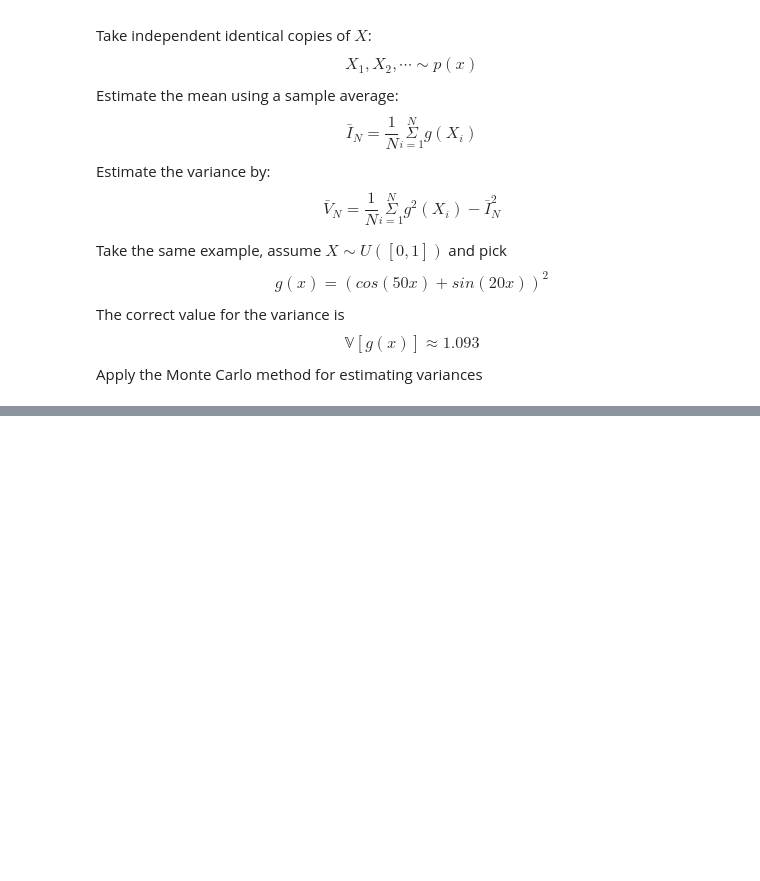
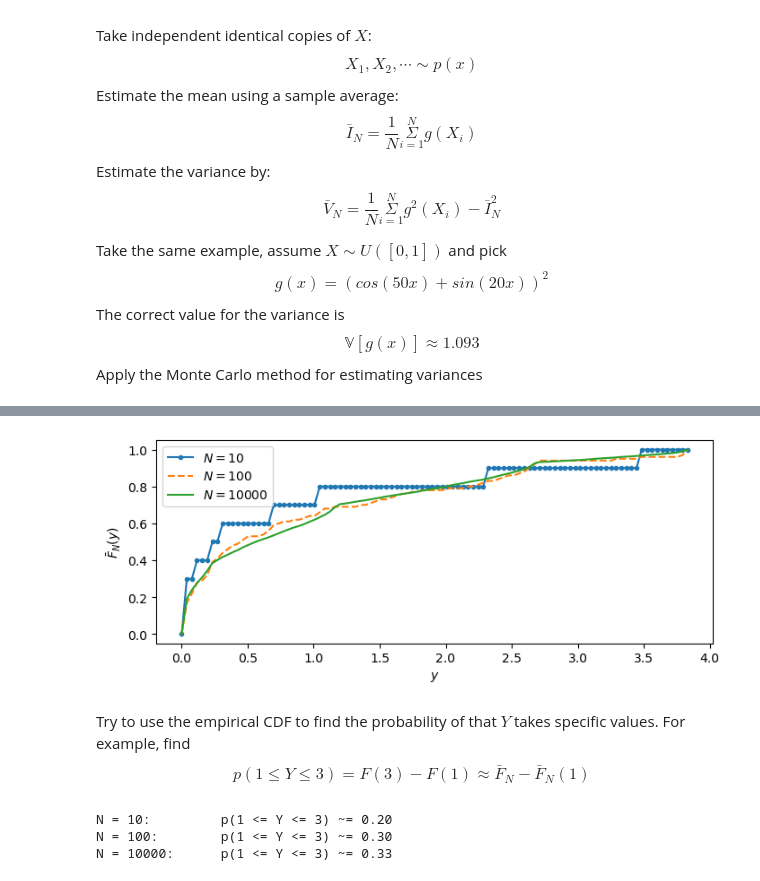
Before and after one commit to Knoero/MachineLearning, a Jupyter notebook: 0 Prerequisite/06 Statistical Functionality in Python.ipynb, the cells around one changed output, grey strips where cells are left out. Saved outputs shown, nothing was run; the diff lists cells and outputs as text; code cells hidden in the pictures; blank space fills up the shorter version.

```diff
--- a/0 Prerequisite/06 Statistical Functionality in Python.ipynb
+++ b/0 Prerequisite/06 Statistical Functionality in Python.ipynb
@@ -809,0 +853,43 @@ plt.show()
+# %%
+from statsmodels.distributions.empirical_distribution import ECDF
+
+# Maximum number of samples to take
+N = 10000
+# Get samples from U([0,1])
+x_samples = np.random.rand(N)
+# Get the corresponding Y samples
+y_samples = g(x_samples)
+# Build ECDF with 10 samples
+ecdf_10 = ECDF(y_samples[:10])
+# Build ECDF with 100 samples
+ecdf_100 = ECDF(y_samples[:100])
+# Build ECDF with all samples
+ecdf_N = ECDF(y_samples)
+# Plot the ECDFs
+fig, ax = plt.subplots(figsize=(8, 3), dpi=100)
+y = np.linspace(y_samples.min(), y_samples.max(), 100)
+ax.plot(y, ecdf_10(y), '.-', label='$N=10$')
+ax.plot(y, ecdf_100(y), '--', label='$N=100$')
+ax.plot(y, ecdf_N(y), label='$N=%d$' % N)
+ax.set_xlabel('$y$')
+ax.set_ylabel(r'$\bar{F}_N(y)$')
+plt.legend(loc='best')
+plt.show()
+# %% [output]
+[figure, added]
+# %% [markdown]
+Try to use the empirical CDF to find the probability of that $Y$ takes specific values. For example, find $$p(1\le Y\le 3)=F(3)-F(1)\approx \bar{F}_N-\bar{F}_N(1)$$
+# %%
+# Estimate of the probability with 10 samples:
+p_Y_10 = ecdf_10(3.0) - ecdf_10(1.0)
+print('N = %d:\t\tp(1 <= Y <= 3) ~= %1.2f' % (10, p_Y_10))
+# Estimate of the probability with 100 samples:
+p_Y_100 = ecdf_100(3.0) - ecdf_100(1.0)
+print('N = %d:\tp(1 <= Y <= 3) ~= %1.2f' % (100, p_Y_100))
+# Estimate of the probability with all samples:
+p_Y_N = ecdf_N(3.0) - ecdf_N(1.0)
+print('N = %d:\tp(1 <= Y <= 3) ~= %1.2f' % (N, p_Y_N))
+# %% [output]
+N = 10:         p(1 <= Y <= 3) ~= 0.20
+N = 100:        p(1 <= Y <= 3) ~= 0.30
+N = 10000:      p(1 <= Y <= 3) ~= 0.33
```
Also changed, not shown: parts of 50 cells of this notebook, 1 other file.
